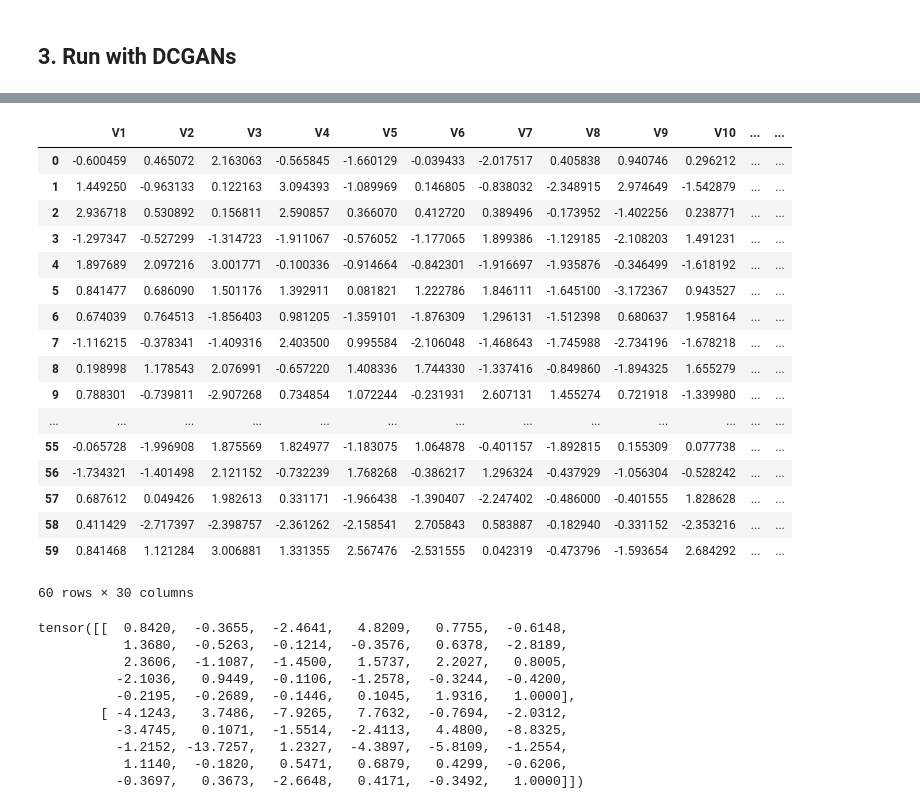
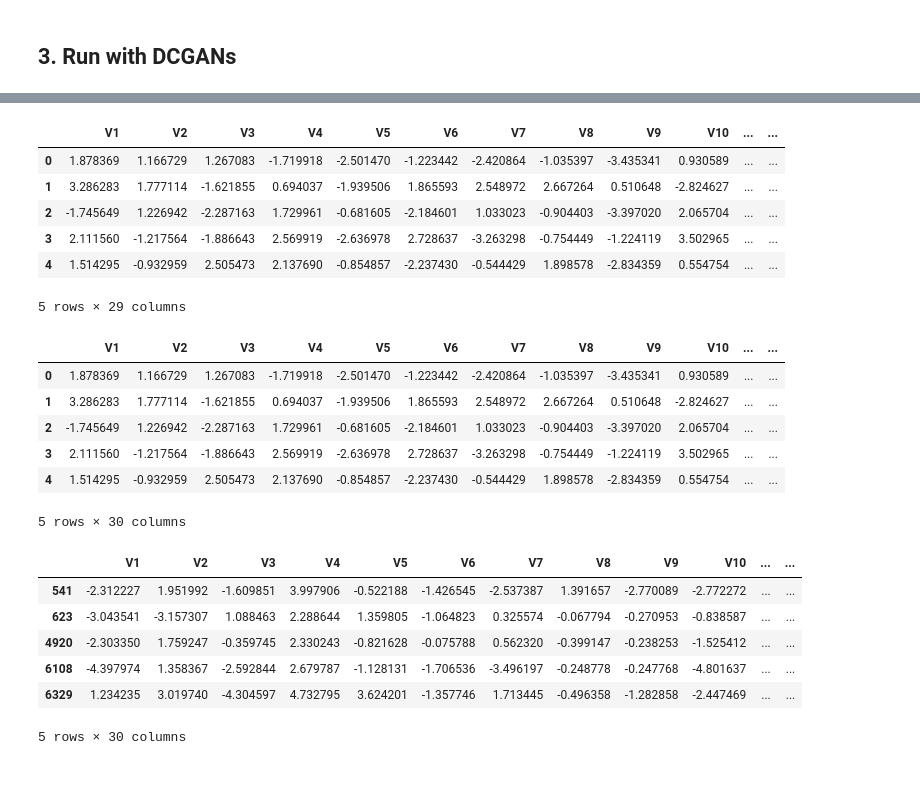
Before and after one commit to KiemNguyen/generative-adversarial-networks-for-fraud-detection, a Jupyter notebook: notebook/generative-adversarial-networks-for-fraud-detection.ipynb, the cells around one changed output, grey strips where cells are left out. Saved outputs shown, nothing was run; the diff lists cells and outputs as text; code cells hidden in the pictures; blank space fills up the shorter version.

```diff
--- a/notebook/generative-adversarial-networks-for-fraud-detection.ipynb
+++ b/notebook/generative-adversarial-networks-for-fraud-detection.ipynb
@@ -253,6 +253,7 @@ class FraudDataset(Dataset):
         data = data[cols]
 
         fraud_data = data.loc[data['Class']==1]
+        fraud_data = fraud_data.drop('Class', 1)
         self.len = fraud_data.shape[0]
 
         self.fraud_data = torch.FloatTensor(np.array(fraud_data))
@@ -276,13 +277,13 @@ train_loader = DataLoader(dataset=dataset,
                           num_workers=0)
 # %%
 # Generator's paragrams
-g_input_size = 30     # Random noise dimension
+g_input_size = 29     # Random noise dimension
 g_hidden_size = 50   # Generator complexity
 g_output_size = 1
 g_learning_rate = 0.0002
 
 #Discriminator's paragrams
-d_input_size = 30   # Minibatch size
+d_input_size = 29   # Minibatch size
 d_hidden_size = 50  # Discriminator complexity
 d_output_size = 1   # Single dimension for 'real' vs. 'fake'
 d_learning_rate = 0.0002
@@ -461,28 +462,17 @@ synthentic_data_df.head()
 # %%
 # Rename columns of the synthentic dataset
 cols = ['V1', 'V2', 'V3', 'V4', 'V5', 'V6', 'V7', 'V8', 'V9', 'V10', 'V11', 'V12', 'V13', 'V14', 'V15', 'V16', 'V17', 'V18',
-        'V19', 'V20', 'V21', 'V22', 'V23', 'V24', 'V25', 'V26', 'V27', 'V28', 'normAmount', 'Class']
+        'V19', 'V20', 'V21', 'V22', 'V23', 'V24', 'V25', 'V26', 'V27', 'V28', 'normAmount']
 synthentic_data_df.columns = cols
 # %%
 # Convert tensor to PD data frame
 #synthentic_data_df = pd.DataFrame(data=synthentic_data.data.numpy());
-synthentic_data_df.head(60)
+synthentic_data_df.head(5)
 # %% [output]
 |  | V1 | V2 | V3 | V4 | V5 | V6 | V7 | V8 | V9 | V10 | ... | ... |
-| 0 | -0.600459 | 0.465072 | 2.163063 | -0.565845 | -1.660129 | -0.039433 | -2.017517 | 0.405838 | 0.940746 | 0.296212 | ... | ... |
-| 1 | 1.449250 | -0.963133 | 0.122163 | 3.094393 | -1.089969 | 0.146805 | -0.838032 | -2.348915 | 2.974649 | -1.542879 | ... | ... |
-| 2 | 2.936718 | 0.530892 | 0.156811 | 2.590857 | 0.366070 | 0.412720 | 0.389496 | -0.173952 | -1.402256 | 0.238771 | ... | ... |
-| 3 | -1.297347 | -0.527299 | -1.314723 | -1.911067 | -0.576052 | -1.177065 | 1.899386 | -1.129185 | -2.108203 | 1.491231 | ... | ... |
-| 4 | 1.897689 | 2.097216 | 3.001771 | -0.100336 | -0.914664 | -0.842301 | -1.916697 | -1.935876 | -0.346499 | -1.618192 | ... | ... |
-| 5 | 0.841477 | 0.686090 | 1.501176 | 1.392911 | 0.081821 | 1.222786 | 1.846111 | -1.645100 | -3.172367 | 0.943527 | ... | ... |
-| 6 | 0.674039 | 0.764513 | -1.856403 | 0.981205 | -1.359101 | -1.876309 | 1.296131 | -1.512398 | 0.680637 | 1.958164 | ... | ... |
-| 7 | -1.116215 | -0.378341 | -1.409316 | 2.403500 | 0.995584 | -2.106048 | -1.468643 | -1.745988 | -2.734196 | -1.678218 | ... | ... |
-| 8 | 0.198998 | 1.178543 | 2.076991 | -0.657220 | 1.408336 | 1.744330 | -1.337416 | -0.849860 | -1.894325 | 1.655279 | ... | ... |
-| 9 | 0.788301 | -0.739811 | -2.907268 | 0.734854 | 1.072244 | -0.231931 | 2.607131 | 1.455274 | 0.721918 | -1.339980 | ... | ... |
-| ... | ... | ... | ... | ... | ... | ... | ... | ... | ... | ... | ... | ... |
-| 55 | -0.065728 | -1.996908 | 1.875569 | 1.824977 | -1.183075 | 1.064878 | -0.401157 | -1.892815 | 0.155309 | 0.077738 | ... | ... |
-| 56 | -1.734321 | -1.401498 | 2.121152 | -0.732239 | 1.768268 | -0.386217 | 1.296324 | -0.437929 | -1.056304 | -0.528242 | ... | ... |
-| 57 | 0.687612 | 0.049426 | 1.982613 | 0.331171 | -1.966438 | -1.390407 | -2.247402 | -0.486000 | -0.401555 | 1.828628 | ... | ... |
-| 58 | 0.411429 | -2.717397 | -2.398757 | -2.361262 | -2.158541 | 2.705843 | 0.583887 | -0.182940 | -0.331152 | -2.353216 | ... | ... |
-| 59 | 0.841468 | 1.121284 | 3.006881 | 1.331355 | 2.567476 | -2.531555 | 0.042319 | -0.473796 | -1.593654 | 2.684292 | ... | ... |
+| 0 | 1.878369 | 1.166729 | 1.267083 | -1.719918 | -2.501470 | -1.223442 | -2.420864 | -1.035397 | -3.435341 | 0.930589 | ... | ... |
+| 1 | 3.286283 | 1.777114 | -1.621855 | 0.694037 | -1.939506 | 1.865593 | 2.548972 | 2.667264 | 0.510648 | -2.824627 | ... | ... |
+| 2 | -1.745649 | 1.226942 | -2.287163 | 1.729961 | -0.681605 | -2.184601 | 1.033023 | -0.904403 | -3.397020 | 2.065704 | ... | ... |
+| 3 | 2.111560 | -1.217564 | -1.886643 | 2.569919 | -2.636978 | 2.728637 | -3.263298 | -0.754449 | -1.224119 | 3.502965 | ... | ... |
+| 4 | 1.514295 | -0.932959 | 2.505473 | 2.137690 | -0.854857 | -2.237430 | -0.544429 | 1.898578 | -2.834359 | 0.554754 | ... | ... |
-60 rows × 30 columns
+5 rows × 29 columns
@@ -488,0 +482,10 @@ synthentic_data_df.head(60)
+# %%
+synthentic_data_df.head(5)
+# %% [output]
+|  | V1 | V2 | V3 | V4 | V5 | V6 | V7 | V8 | V9 | V10 | ... | ... |
+| 0 | 1.878369 | 1.166729 | 1.267083 | -1.719918 | -2.501470 | -1.223442 | -2.420864 | -1.035397 | -3.435341 | 0.930589 | ... | ... |
+| 1 | 3.286283 | 1.777114 | -1.621855 | 0.694037 | -1.939506 | 1.865593 | 2.548972 | 2.667264 | 0.510648 | -2.824627 | ... | ... |
+| 2 | -1.745649 | 1.226942 | -2.287163 | 1.729961 | -0.681605 | -2.184601 | 1.033023 | -0.904403 | -3.397020 | 2.065704 | ... | ... |
+| 3 | 2.111560 | -1.217564 | -1.886643 | 2.569919 | -2.636978 | 2.728637 | -3.263298 | -0.754449 | -1.224119 | 3.502965 | ... | ... |
+| 4 | 1.514295 | -0.932959 | 2.505473 | 2.137690 | -0.854857 | -2.237430 | -0.544429 | 1.898578 | -2.834359 | 0.554754 | ... | ... |
+5 rows × 30 columns
@@ -489,2 +501,12 @@ synthentic_data_df.head(60)
+# %%
+real_fraud_data.head(5)
+# %% [output]
+|  | V1 | V2 | V3 | V4 | V5 | V6 | V7 | V8 | V9 | V10 | ... | ... |
+| 541 | -2.312227 | 1.951992 | -1.609851 | 3.997906 | -0.522188 | -1.426545 | -2.537387 | 1.391657 | -2.770089 | -2.772272 | ... | ... |
+| 623 | -3.043541 | -3.157307 | 1.088463 | 2.288644 | 1.359805 | -1.064823 | 0.325574 | -0.067794 | -0.270953 | -0.838587 | ... | ... |
+| 4920 | -2.303350 | 1.759247 | -0.359745 | 2.330243 | -0.821628 | -0.075788 | 0.562320 | -0.399147 | -0.238253 | -1.525412 | ... | ... |
+| 6108 | -4.397974 | 1.358367 | -2.592844 | 2.679787 | -1.128131 | -1.706536 | -3.496197 | -0.248778 | -0.247768 | -4.801637 | ... | ... |
+| 6329 | 1.234235 | 3.019740 | -4.304597 | 4.732795 | 3.624201 | -1.357746 | 1.713445 | -0.496358 | -1.282858 | -2.447469 | ... | ... |
+5 rows × 30 columns
 # %%
 # Concat old fraud data and newly generated fraud data
@@ -492,13 +513,0 @@ new_data = pd.concat([])
-# %%
-fraud_data
-# %% [output]
-tensor([[  0.8420,  -0.3655,  -2.4641,   4.8209,   0.7755,  -0.6148,
-           1.3680,  -0.5263,  -0.1214,  -0.3576,   0.6378,  -2.8189,
-           2.3606,  -1.1087,  -1.4500,   1.5737,   2.2027,   0.8005,
-          -2.1036,   0.9449,  -0.1106,  -1.2578,  -0.3244,  -0.4200,
-          -0.2195,  -0.2689,  -0.1446,   0.1045,   1.9316,   1.0000],
-        [ -4.1243,   3.7486,  -7.9265,   7.7632,  -0.7694,  -2.0312,
-          -3.4745,   0.1071,  -1.5514,  -2.4113,   4.4800,  -8.8325,
-          -1.2152, -13.7257,   1.2327,  -4.3897,  -5.8109,  -1.2554,
-           1.1140,  -0.1820,   0.5471,   0.6879,   0.4299,  -0.6206,
-          -0.3697,   0.3673,  -2.6648,   0.4171,  -0.3492,   1.0000]])
```
Also changed, not shown: parts of 8 cells of this notebook.
